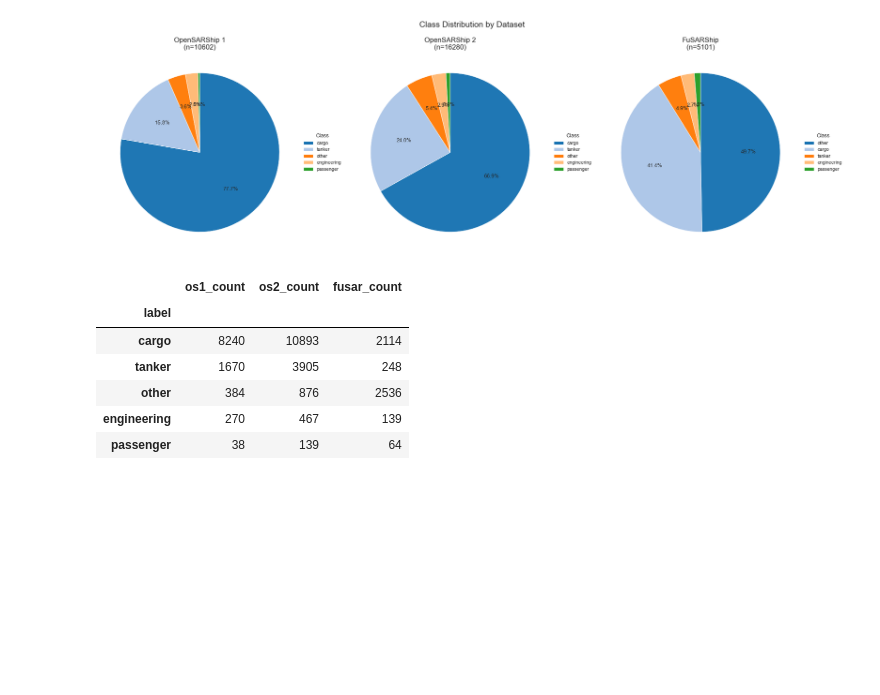
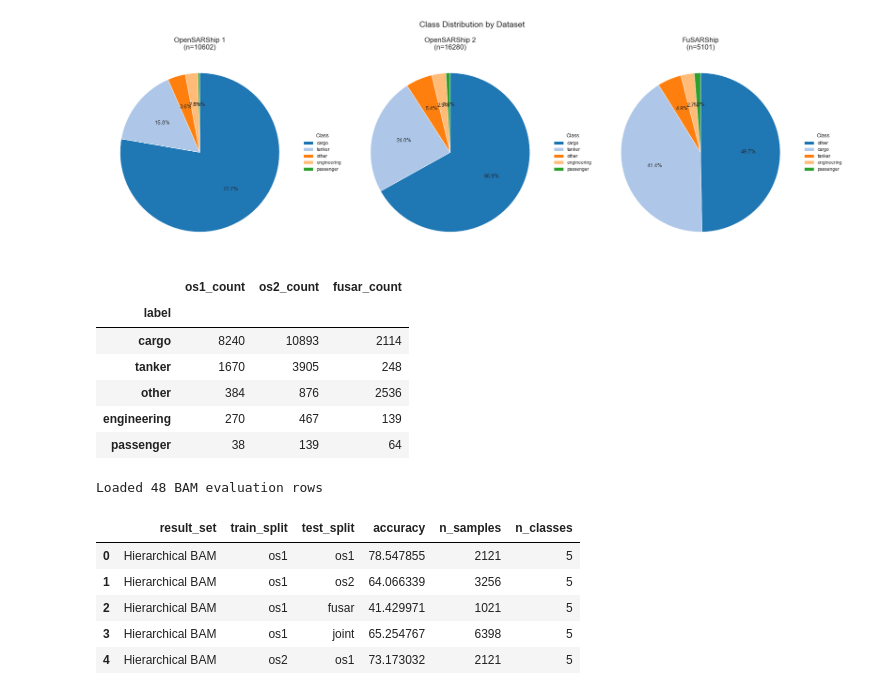
Before and after one commit to gknapp101/ds6050_final_project, a Jupyter notebook: test_results_plots.ipynb, the cells around one changed output. Drawn from its saved outputs; the diff is of its cells as text; code cells hidden in the pictures; blank space fills up the shorter version.

```diff
--- a/test_results_plots.ipynb
+++ b/test_results_plots.ipynb
@@ -276,3 +276,48 @@ dist_table
 | other | 384 | 876 | 2536 |
 | engineering | 270 | 467 | 139 |
 | passenger | 38 | 139 | 64 |
+# %%
+# Load BAM hierarchical / tiered result files
+result_files = {
+    "Hierarchical BAM": Path("results/hierarchical_bam_test_results.json"),
+    "Tier 1 BAM": Path("results/tier1_bam_test_results.json"),
+    "Tier 2 BAM": Path("results/tier2_bam_test_results.json"),
+}
+
+
+def load_bam_result_table(result_path, result_name):
+    with result_path.open("r") as f:
+        raw = json.load(f)["bam"]
+
+    rows = []
+    for train_split, test_dict in raw.items():
+        for test_split, metrics in test_dict.items():
+            rows.append(
+                {
+                    "result_set": result_name,
+                    "train_split": train_split,
+                    "test_split": test_split,
+                    "accuracy": metrics["accuracy"],
+                    "n_samples": len(metrics["labels"]),
+                    "n_classes": len(set(metrics["labels"])),
+                }
+            )
+
+    return pd.DataFrame(rows)
+
+
+bam_result_frames = [
+    load_bam_result_table(path, name) for name, path in result_files.items()
+]
+df_bam_results = pd.concat(bam_result_frames, ignore_index=True)
+
+print(f"Loaded {len(df_bam_results)} BAM evaluation rows")
+df_bam_results.head()
+# %% [output]
+Loaded 48 BAM evaluation rows
+|  | result_set | train_split | test_split | accuracy | n_samples | n_classes |
+| 0 | Hierarchical BAM | os1 | os1 | 78.547855 | 2121 | 5 |
+| 1 | Hierarchical BAM | os1 | os2 | 64.066339 | 3256 | 5 |
+| 2 | Hierarchical BAM | os1 | fusar | 41.429971 | 1021 | 5 |
+| 3 | Hierarchical BAM | os1 | joint | 65.254767 | 6398 | 5 |
+| 4 | Hierarchical BAM | os2 | os1 | 73.173032 | 2121 | 5 |
```
Also changed, not shown: parts of 3 cells of this notebook.
